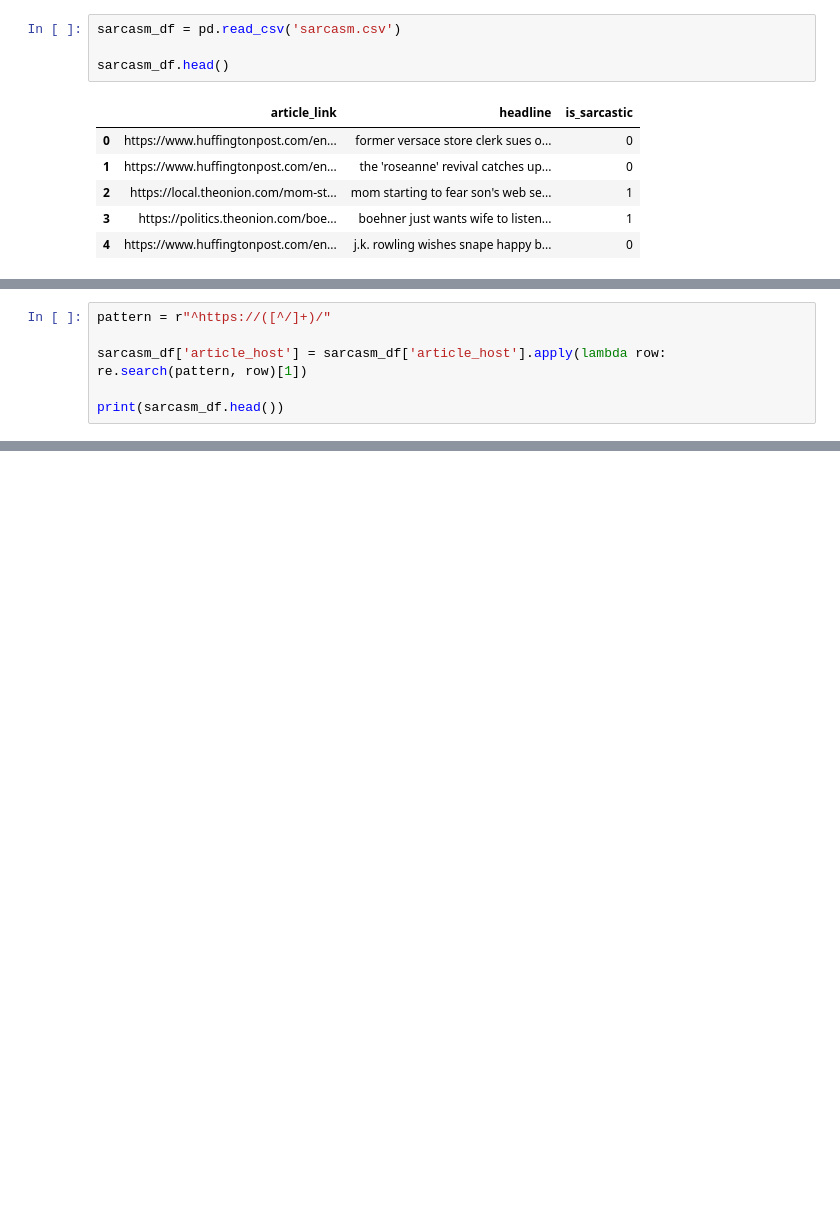
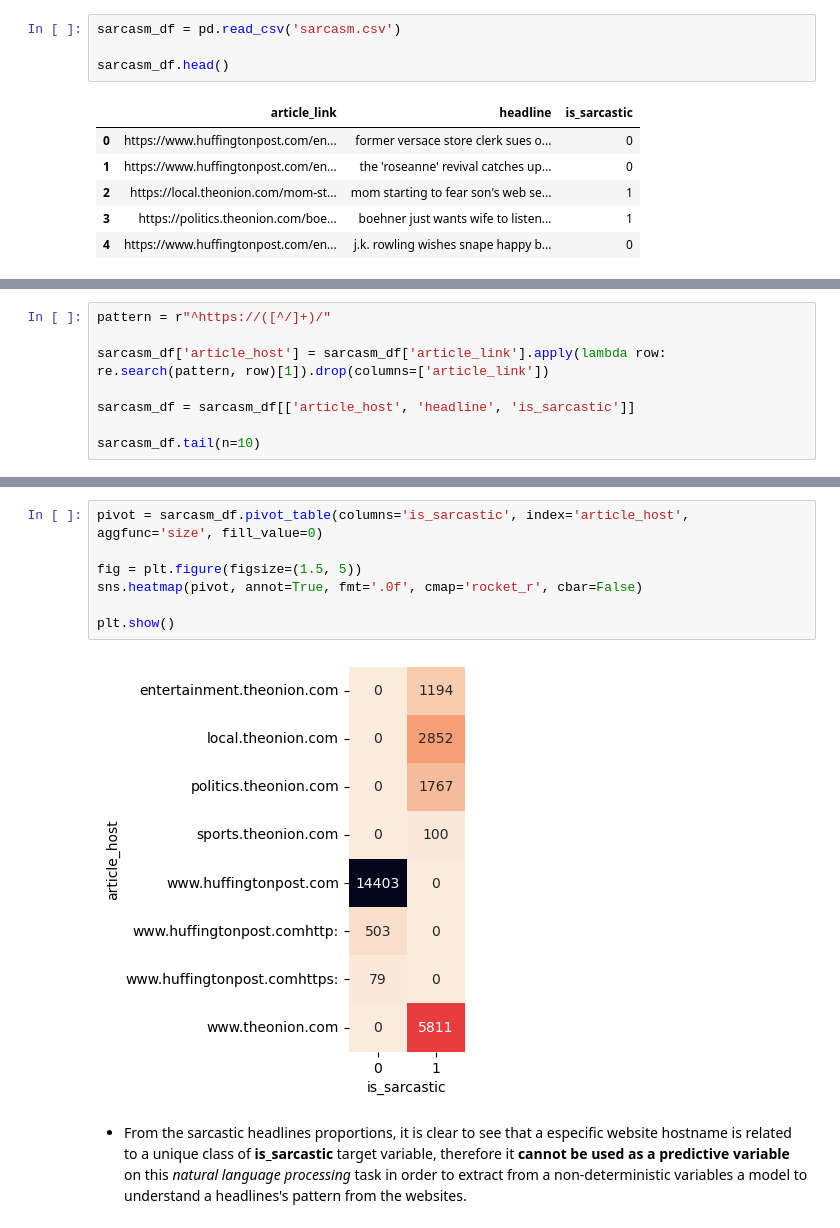
Before and after one commit to vtpaiva/sarcastic-headlines-detection, a Jupyter notebook: analysis.ipynb, the cells around one changed output, grey strips where cells are left out. Saved outputs shown, nothing was run; the diff lists cells and outputs as text; blank space fills up the shorter version.

```diff
--- a/analysis.ipynb
+++ b/analysis.ipynb
@@ -14,7 +18,9 @@ sarcasm_df.head()
 # %%
 pattern = r"^https://([^/]+)/"
 
-sarcasm_df['article_host'] = sarcasm_df['article_host'].apply(lambda row: re.search(pattern, row)[1])
+sarcasm_df['article_host'] = sarcasm_df['article_link'].apply(lambda row: re.search(pattern, row)[1]).drop(columns=['article_link'])
 
-print(sarcasm_df.head())
+sarcasm_df = sarcasm_df[['article_host', 'headline', 'is_sarcastic']]
+
+sarcasm_df.tail(n=10)
 # %% [output]
@@ -21,0 +38,11 @@ KeyError: 'article_host'
+# %%
+pivot = sarcasm_df.pivot_table(columns='is_sarcastic', index='article_host', aggfunc='size', fill_value=0)
+
+fig = plt.figure(figsize=(1.5, 5))
+sns.heatmap(pivot, annot=True, fmt='.0f', cmap='rocket_r', cbar=False)
+
+plt.show()
+# %% [output]
+[figure, added]
+# %% [markdown]
+* From the sarcastic headlines proportions, it is clear to see that a especific website hostname is related to a unique class of **is_sarcastic** target variable, therefore it **cannot be used as a predictive variable** on this *natural language processing* task in order to extract from a non-deterministic variables a model to understand a headlines's pattern from the websites.
```
Also changed, not shown: parts of 4 cells of this notebook.
